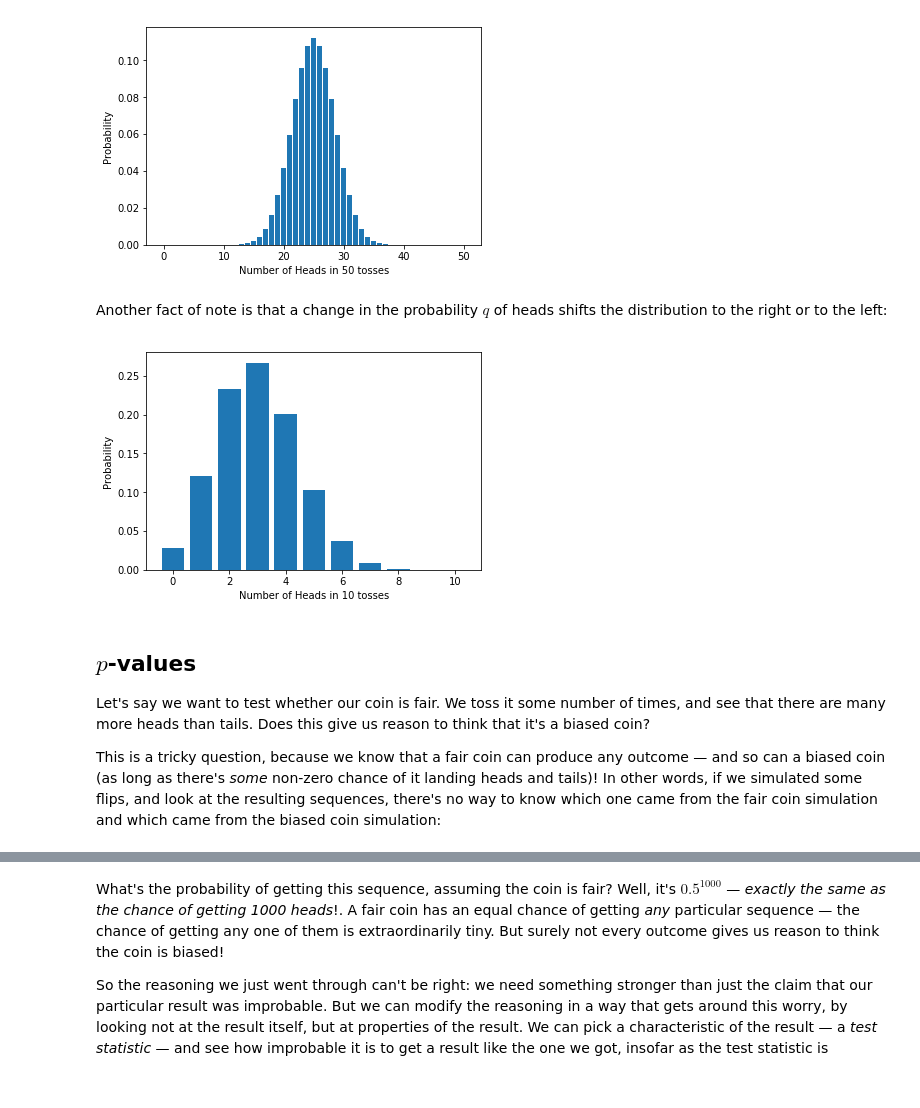
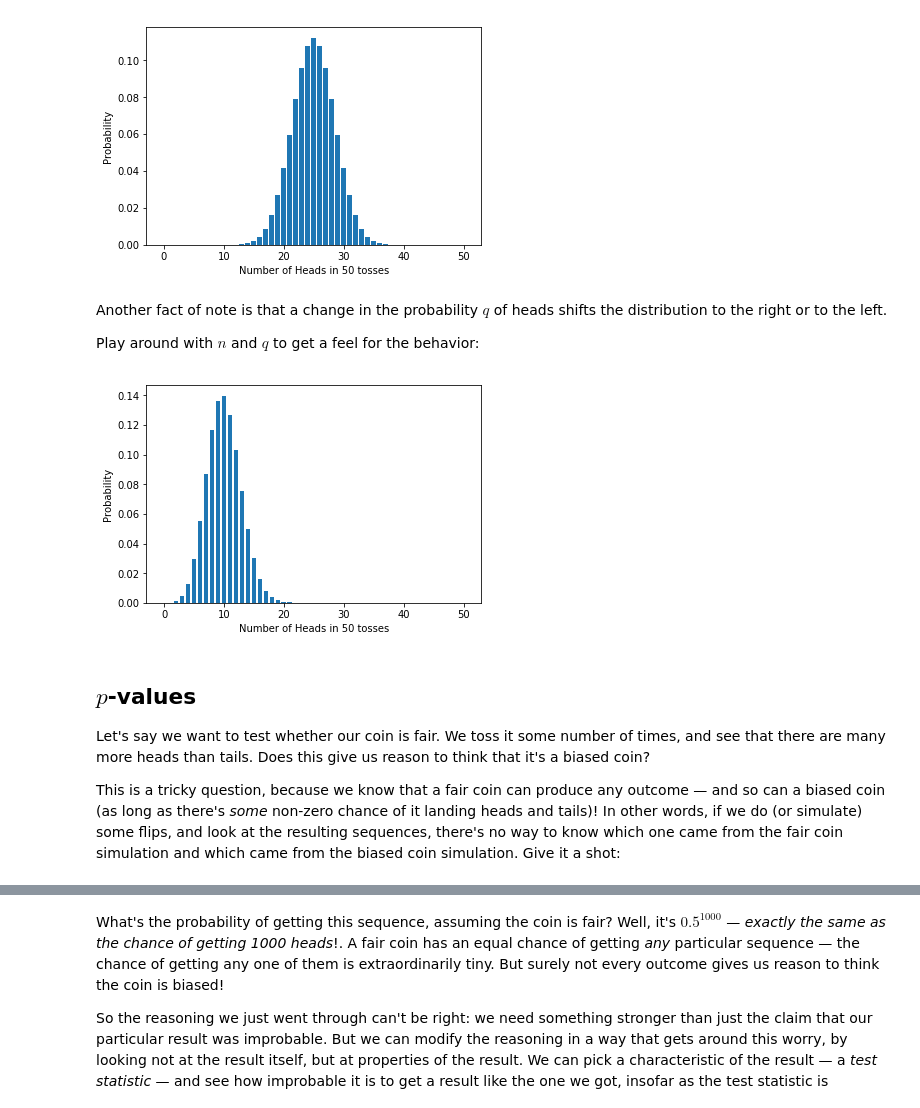
Before and after one commit to JainFamilyInstitute/Demos, a Jupyter notebook: stoppingrules.ipynb, the cells around one changed output, grey strips where cells are left out. Drawn from its saved outputs; the diff is of its cells as text; code cells hidden in the pictures.

```diff
--- a/stoppingrules.ipynb
+++ b/stoppingrules.ipynb
@@ -49,20 +51,22 @@ plt.show()
 # %% [output]
 [figure]
 # %% [markdown]
-Another fact of note is that a change in the probability $q$ of heads shifts the distribution to the right or to the left:
+Another fact of note is that a change in the probability $q$ of heads shifts the distribution to the right or to the left.
+
+Play around with $n$ and $q$ to get a feel for the behavior:
 # %%
-n = 10
-q = 0.3
+n = 50
+q = 0.2
 plt.bar(range(n+1), bprobs(n,q)); plt.ylabel('Probability'); plt.xlabel('Number of Heads in {} tosses'.format(n))
 plt.show()
 # %% [output]
-[figure, old version]
+[figure, new version]
 # %% [markdown]
 
 ## $p$-values
 
 Let's say we want to test whether our coin is fair. We toss it some number of times, and see that there are many more heads than tails. Does this give us reason to think that it's a biased coin?
 
-This is a tricky question, because we know that a fair coin can produce any outcome — and so can a biased coin (as long as there's *some* non-zero chance of it landing heads and tails)! In other words, if we simulated some flips, and look at the resulting sequences, there's no way to know which one came from the fair coin simulation and which came from the biased coin simulation:
+This is a tricky question, because we know that a fair coin can produce any outcome — and so can a biased coin (as long as there's *some* non-zero chance of it landing heads and tails)! In other words, if we do (or simulate) some flips, and look at the resulting sequences, there's no way to know which one came from the fair coin simulation and which came from the biased coin simulation. Give it a shot:
 # %%
 def flip(q):
```
Also changed, not shown: parts of 18 cells of this notebook.
